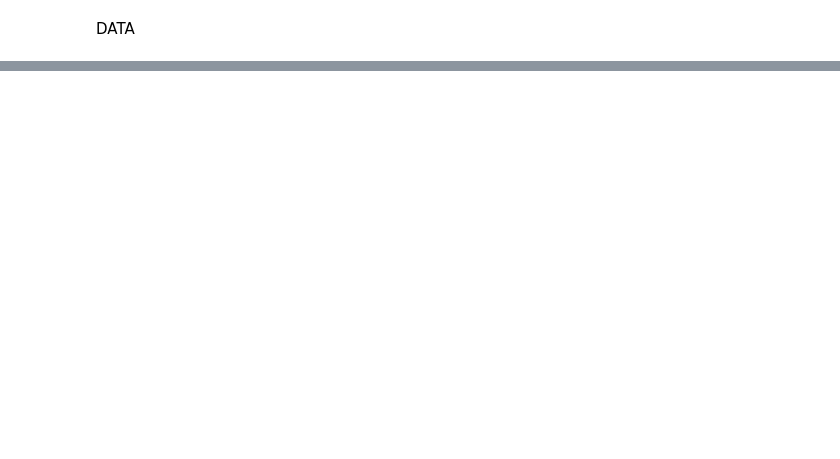
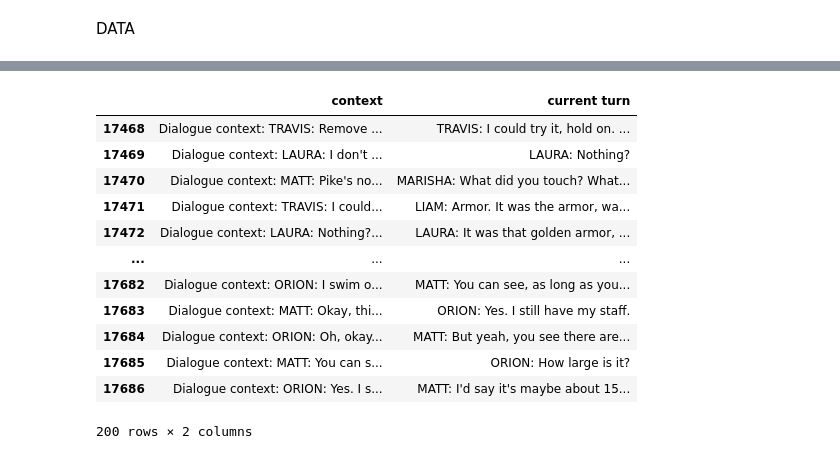
Before and after one commit to vishaljoshi24/DnD-AutoPrompt, a Jupyter notebook: data_preparation.ipynb, the cells around one changed output, grey strips where cells are left out. Saved outputs shown, nothing was run; the diff lists cells and outputs as text; code cells hidden in the pictures; blank space fills up the shorter version.

```diff
--- a/data_preparation.ipynb
+++ b/data_preparation.ipynb
@@ -58 +186,17 @@ cleaned_data[284:]
+# %%
+cleaned_data[10000:10200]
+# %% [output]
+|  | context | current turn |
+| 17468 | Dialogue context: TRAVIS: Remove ... | TRAVIS: I could try it, hold on. ... |
+| 17469 | Dialogue context: LAURA: I don't ... | LAURA: Nothing? |
+| 17470 | Dialogue context: MATT: Pike's no... | MARISHA: What did you touch? What... |
+| 17471 | Dialogue context: TRAVIS: I could... | LIAM: Armor. It was the armor, wa... |
+| 17472 | Dialogue context: LAURA: Nothing?... | LAURA: It was that golden armor, ... |
+| ... | ... | ... |
+| 17682 | Dialogue context: ORION: I swim o... | MATT: You can see, as long as you... |
+| 17683 | Dialogue context: MATT: Okay, thi... | ORION: Yes. I still have my staff. |
+| 17684 | Dialogue context: ORION: Oh, okay... | MATT: But yeah, you see there are... |
+| 17685 | Dialogue context: MATT: You can s... | ORION: How large is it? |
+| 17686 | Dialogue context: ORION: Yes. I s... | MATT: I'd say it's maybe about 15... |
+200 rows × 2 columns
 # %%
```
Also changed, not shown: parts of 16 cells of this notebook.
